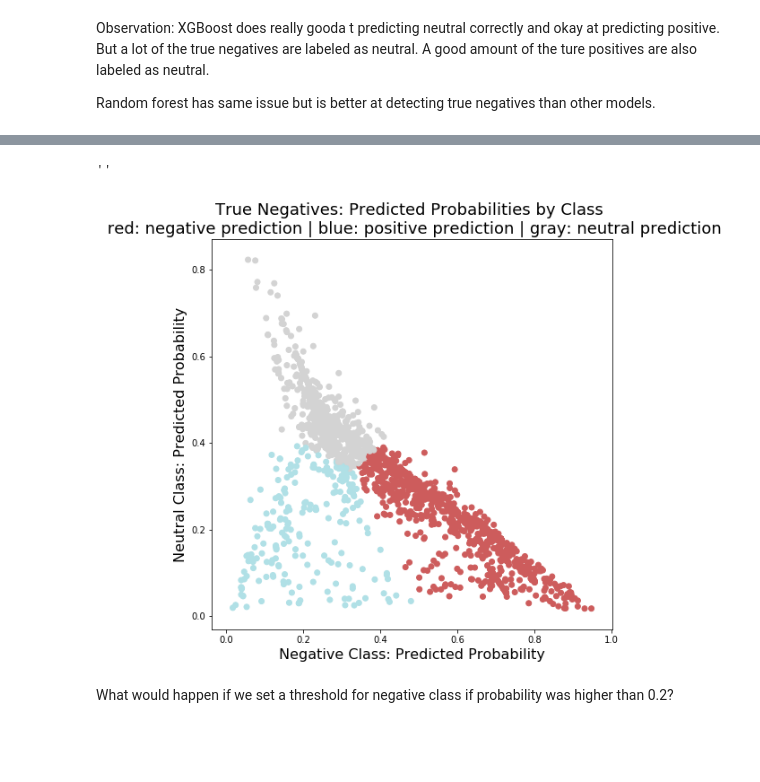
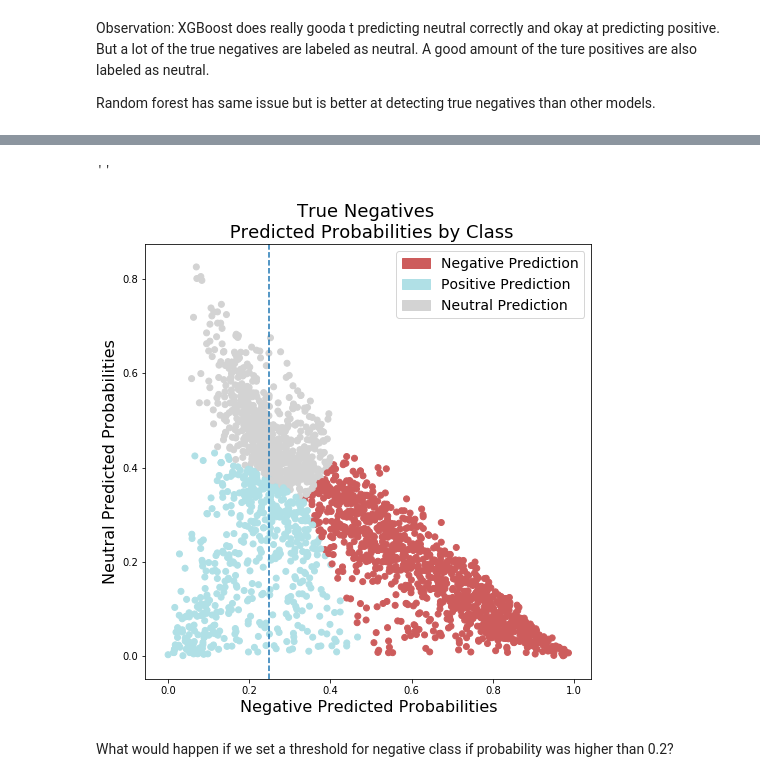
Before and after one commit to jamiewessels/Tone-Detection, a Jupyter notebook: data/results_visualizations.ipynb, the cells around one changed output, grey strips where cells are left out. Drawn from its saved outputs; the diff is of its cells as text; code cells hidden in the pictures; blank space fills up the shorter version.

```diff
--- a/data/results_visualizations.ipynb
+++ b/data/results_visualizations.ipynb
@@ -58,5 +58,11 @@ rf_predictions.head()
 # %% [markdown]
 ### Reshaping data for visualization
+# %%
+import matplotlib.patches as mpatches
+
+red = mpatches.Patch(color='indianred', label='Negative Prediction')
+blue = mpatches.Patch(color='powderblue', label='Positive Prediction')
+gray = mpatches.Patch(color='lightgray', label='Neutral Prediction')
 # %%
 #True vs. Predicted
 xb_pred_counts = xb_predictions.groupby(['true', 'predicted']).size().reset_index()
@@ -305,15 +311,17 @@ color_preds = np.array(colors2)[num_array]
 # %%
 #Plot shows True Negatives
 fig, ax = plt.subplots(figsize = (8, 8))
 ax.scatter(xb_tn['negative_prob'], xb_tn['neutral_prob'], color = color_preds)
-ax.set_title('True Negatives: Predicted Probabilities by Class \n red: negative prediction | blue: positive prediction | gray: neutral prediction', fontsize = 18)
-ax.set_xlabel('Negative Class: Predicted Probability', fontsize = 16)
-ax.set_ylabel('Neutral Class: Predicted Probability', fontsize = 16)
+ax.set_title('True Negatives \n Predicted Probabilities by Class', fontsize = 18)
+ax.set_xlabel('Negative Predicted Probabilities', fontsize = 16)
+ax.set_ylabel('Neutral Predicted Probabilities', fontsize = 16)
+plt.legend(handles=[red,blue,gray], fontsize = 14, loc = 1)
+ax.axvline(x = 0.25, linestyle = 'dashed')
 fig.savefig('../images/True_negatives.jpeg')
 ;
 # %% [output]
 ''
-[figure, old version]
+[figure, new version]
 # %% [markdown]
 What would happen if we set a threshold for negative class if probability was higher than 0.2?
 # %%
```
Also changed, not shown: parts of 27 cells of this notebook, 24 other files.
